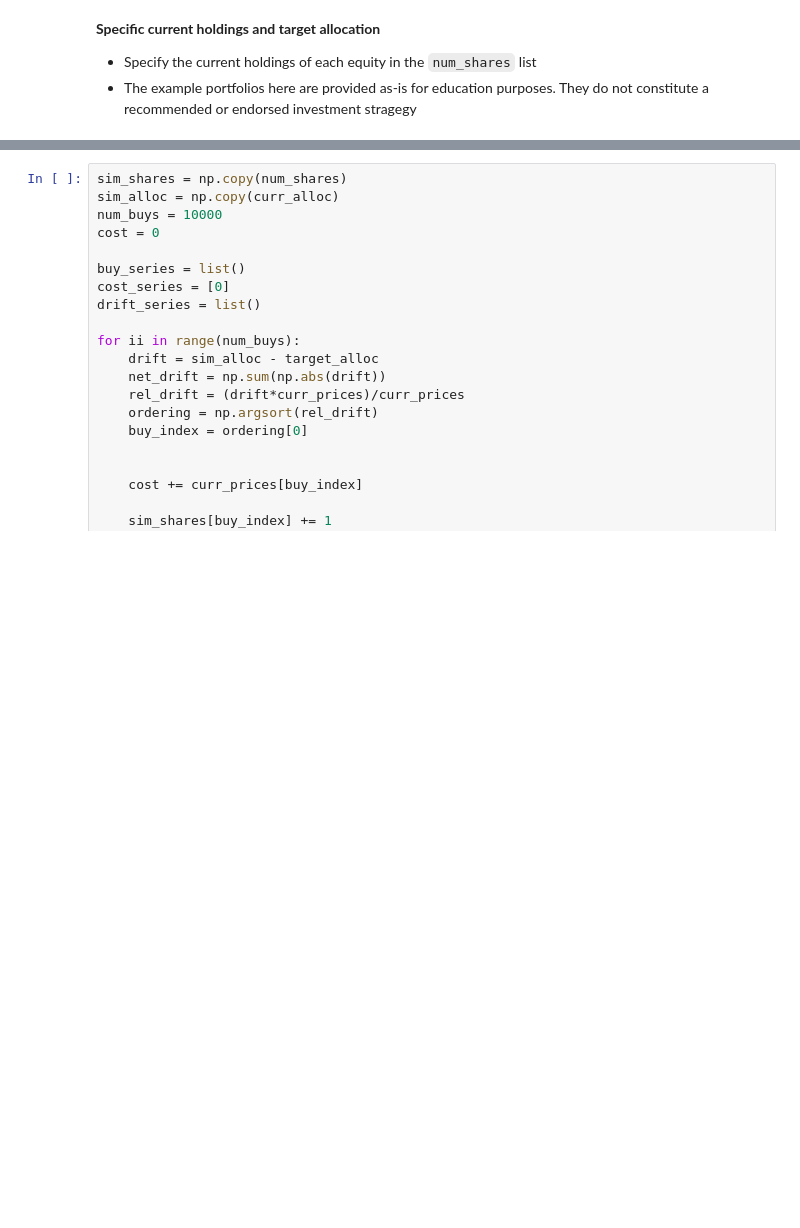
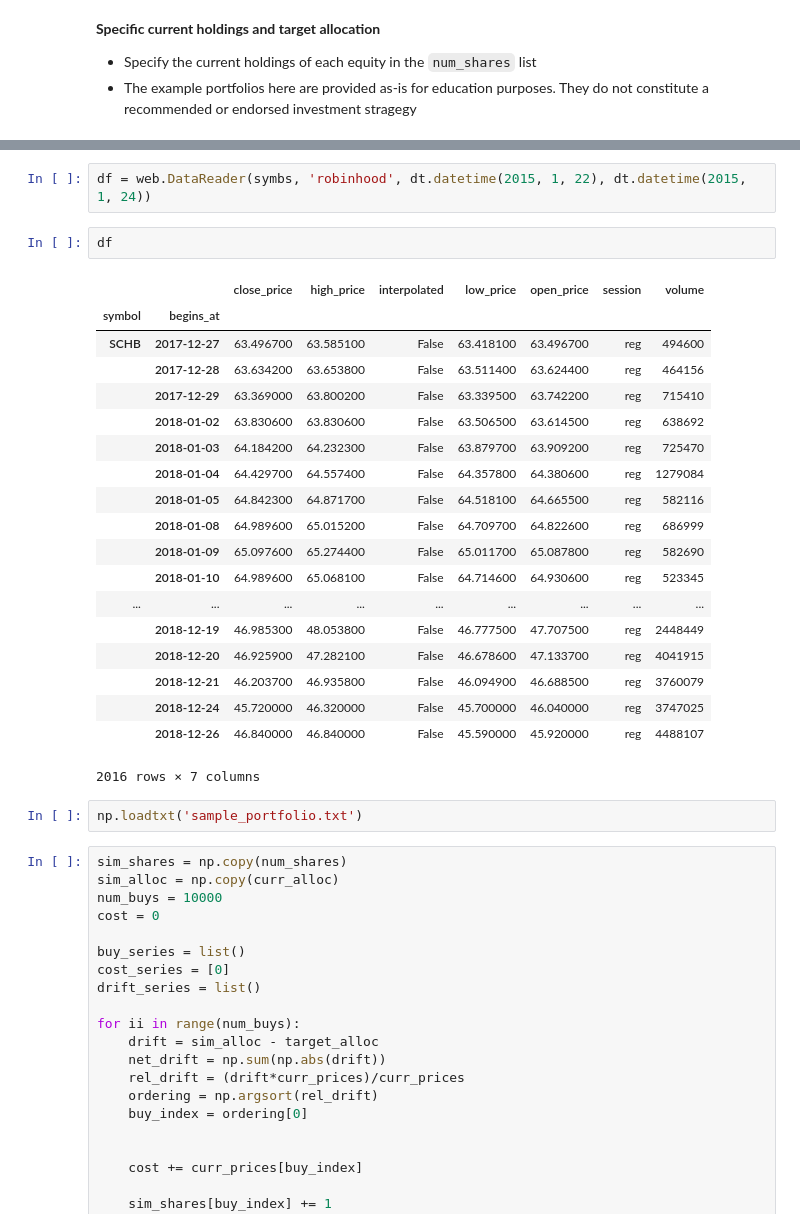
Before and after one commit to williamgilpin/portbalance, a Jupyter notebook: demo.ipynb, the cells around one changed output, grey strips where cells are left out. Cells and saved outputs as stored; diff of their text form; blank space fills up the shorter version.

```diff
--- a/demo.ipynb
+++ b/demo.ipynb
@@ -51,3 +63,29 @@ curr_alloc = (num_shares*curr_prices)/curr_value
+# %%
+df = web.DataReader(symbs, 'robinhood', dt.datetime(2015, 1, 22), dt.datetime(2015, 1, 24))
+# %%
+df
+# %% [output]
+|  |  | close_price | high_price | interpolated | low_price | open_price | session | volume |
+| symbol | begins_at |  |  |  |  |  |  |  |
+| SCHB | 2017-12-27 | 63.496700 | 63.585100 | False | 63.418100 | 63.496700 | reg | 494600 |
+|  | 2017-12-28 | 63.634200 | 63.653800 | False | 63.511400 | 63.624400 | reg | 464156 |
+|  | 2017-12-29 | 63.369000 | 63.800200 | False | 63.339500 | 63.742200 | reg | 715410 |
+|  | 2018-01-02 | 63.830600 | 63.830600 | False | 63.506500 | 63.614500 | reg | 638692 |
+|  | 2018-01-03 | 64.184200 | 64.232300 | False | 63.879700 | 63.909200 | reg | 725470 |
+|  | 2018-01-04 | 64.429700 | 64.557400 | False | 64.357800 | 64.380600 | reg | 1279084 |
+|  | 2018-01-05 | 64.842300 | 64.871700 | False | 64.518100 | 64.665500 | reg | 582116 |
+|  | 2018-01-08 | 64.989600 | 65.015200 | False | 64.709700 | 64.822600 | reg | 686999 |
+|  | 2018-01-09 | 65.097600 | 65.274400 | False | 65.011700 | 65.087800 | reg | 582690 |
+|  | 2018-01-10 | 64.989600 | 65.068100 | False | 64.714600 | 64.930600 | reg | 523345 |
+| ... | ... | ... | ... | ... | ... | ... | ... | ... |
+|  | 2018-12-19 | 46.985300 | 48.053800 | False | 46.777500 | 47.707500 | reg | 2448449 |
+|  | 2018-12-20 | 46.925900 | 47.282100 | False | 46.678600 | 47.133700 | reg | 4041915 |
+|  | 2018-12-21 | 46.203700 | 46.935800 | False | 46.094900 | 46.688500 | reg | 3760079 |
+|  | 2018-12-24 | 45.720000 | 46.320000 | False | 45.700000 | 46.040000 | reg | 3747025 |
+|  | 2018-12-26 | 46.840000 | 46.840000 | False | 45.590000 | 45.920000 | reg | 4488107 |
+2016 rows × 7 columns
+# %%
+np.loadtxt('sample_portfolio.txt')
 # %%
 sim_shares = np.copy(num_shares)
 sim_alloc = np.copy(curr_alloc)
```
Also changed, not shown: parts of 4 cells of this notebook, 3 other files.
